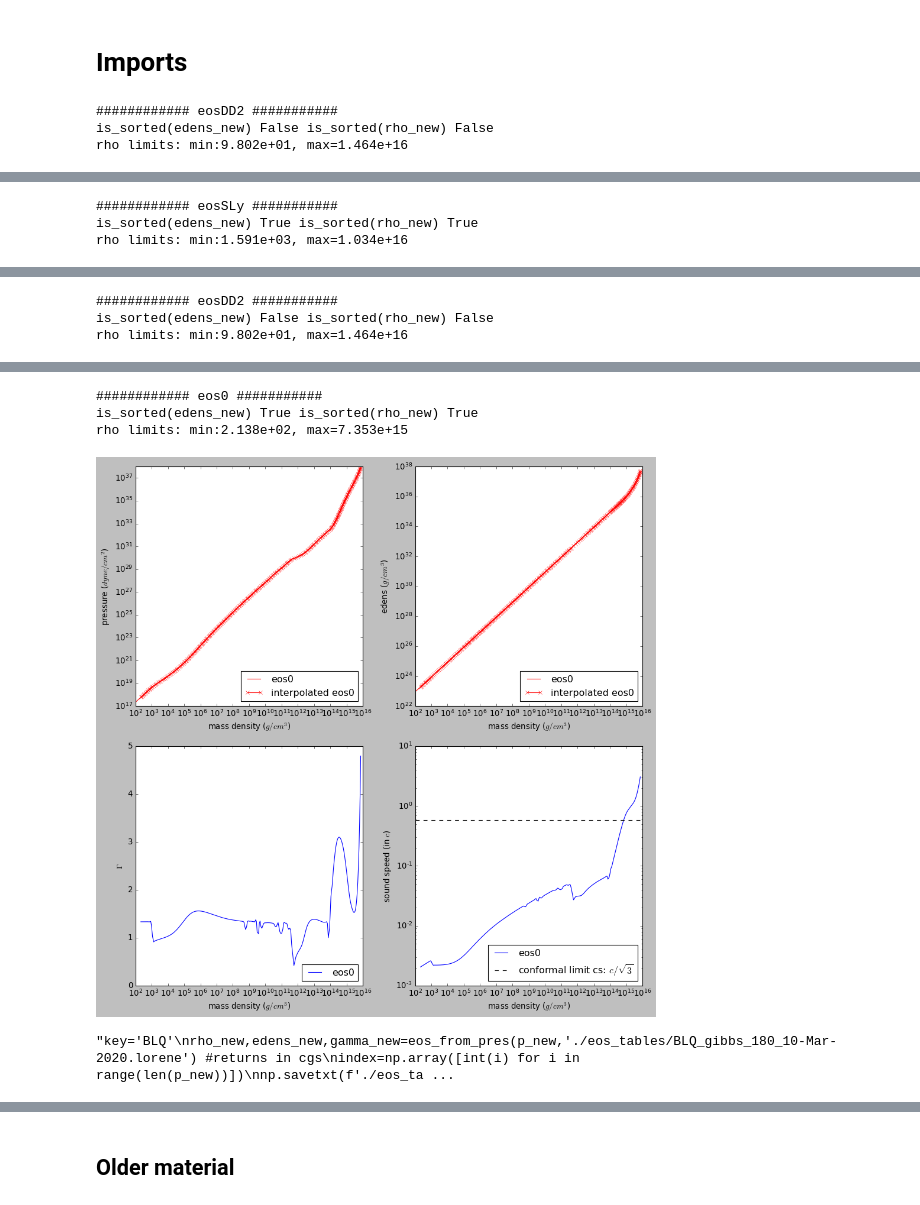
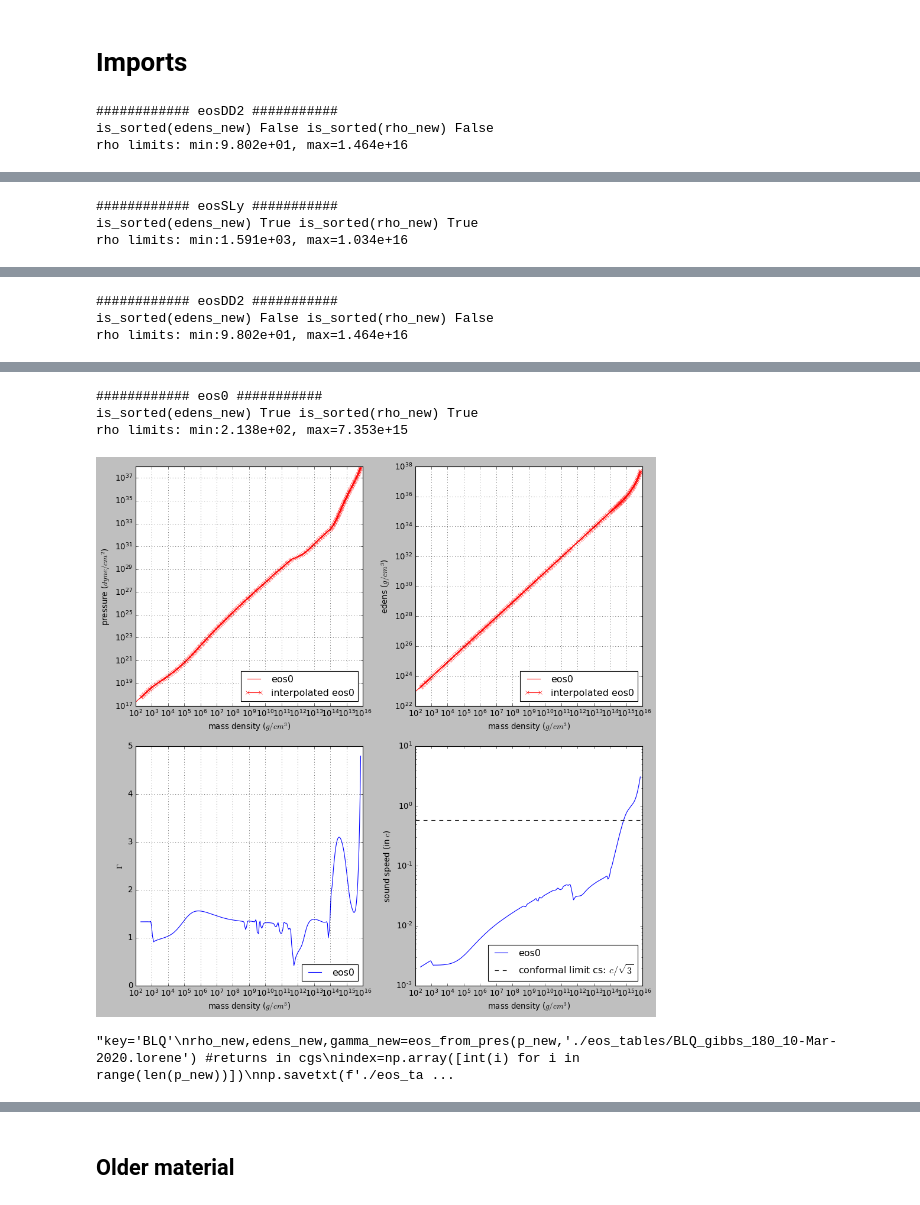
Before and after one commit to rahulkashyap411/tov, a Jupyter notebook: tov.ipynb, the cells around one changed output, grey strips where cells are left out. Saved outputs shown, nothing was run; the diff lists cells and outputs as text; code cells hidden in the pictures.

```diff
--- a/tov.ipynb
+++ b/tov.ipynb
@@ -112,6 +112,7 @@ for eoskey in eos_list:
     ax1.plot(rho_new,p_new,c=color,marker='x',label='interpolated '+eoskey)
     #ax1.set_xlim([1.e14,1.e16])
     #ax1.set_ylim([1.e32,1.e36])
+    ax1.grid(True)
     ax1.set(xscale='log',yscale='log',xlabel=r'mass density ($g/cm^{3}$)',ylabel=r'pressure ($dyne/cm^2$)')
     ax1.legend(loc=4)
 
@@ -121,10 +122,12 @@ for eoskey in eos_list:
     #ax2.set_ylim([1.e34,1.e37])
     ax2.set_xscale('log')
     ax2.set_yscale('log')
+    ax2.grid(True)
     ax2.set(xlabel=r'mass density ($g/cm^{3}$)',ylabel=r'edens ($g/cm^{3}$)')
     ax2.legend(loc=4)
 
     ax3.plot(rho_new,gamma_new,label=eoskey)
+    ax3.grid(True)
     ax3.set_xscale('log')
     ax3.set(xlabel=r'mass density ($g/cm^{3}$)',ylabel=r'$\Gamma$')
     ax3.legend(loc=4)
@@ -143,34 +146,34 @@ for eoskey in eos_list:
     plt.show()
     fig.clf()
 
 ## saving eos data in a file in a specific format --
 """key='BLQ'
 rho_new,edens_new,gamma_new=eos_from_pres(p_new,'./eos_tables/BLQ_gibbs_180_10-Mar-2020.lorene') #returns in cgs
 index=np.array([int(i) for i in range(len(p_new))])
 np.savetxt(f'./eos_tables/{key}_data.out',np.c_[index, rho_new/dens_conversion, edens_new/edens_conversion, p_new, gamma_new],header='\n#i rho edens pres gamma',comments=f'#density, pressure and energy density in cgs units for eos={key}.\n')
 
 key='BLH'
 rho_new,edens_new,gamma_new=eos_from_pres(p_new,'./eos_tables/BLH_new_14-Apr-2020.lorene') #returns in cgs
 index=np.array([int(i) for i in range(len(p_new))])
 np.savetxt(f'./eos_tables/{key}_data.out',np.c_[index, rho_new/dens_conversion, edens_new/edens_conversion, p_new, gamma_new],header='\n#i rho edens pres gamma',comments=f'#density, pressure and energy density in cgs units for eos={key}.\n')
 """
 # %% [output]
 ############ eosDD2 ###########
 is_sorted(edens_new) False is_sorted(rho_new) False
 rho limits: min:9.802e+01, max=1.464e+16
 [figure]
 ############ eosSLy ###########
 is_sorted(edens_new) True is_sorted(rho_new) True
 rho limits: min:1.591e+03, max=1.034e+16
 [figure]
 ############ eosDD2 ###########
 is_sorted(edens_new) False is_sorted(rho_new) False
 rho limits: min:9.802e+01, max=1.464e+16
 [figure]
 ############ eos0 ###########
 is_sorted(edens_new) True is_sorted(rho_new) True
 rho limits: min:2.138e+02, max=7.353e+15
-[figure, old version]
+[figure, new version]
 "key='BLQ'\nrho_new,edens_new,gamma_new=eos_from_pres(p_new,'./eos_tables/BLQ_gibbs_180_10-Mar-2020.lorene') #returns in cgs\nindex=np.array([int(i) for i in range(len(p_new))])\nnp.savetxt(f'./eos_ta ...
 # %%
 
```
Also changed, not shown: parts of 1 cell of this notebook, 3 other files.
